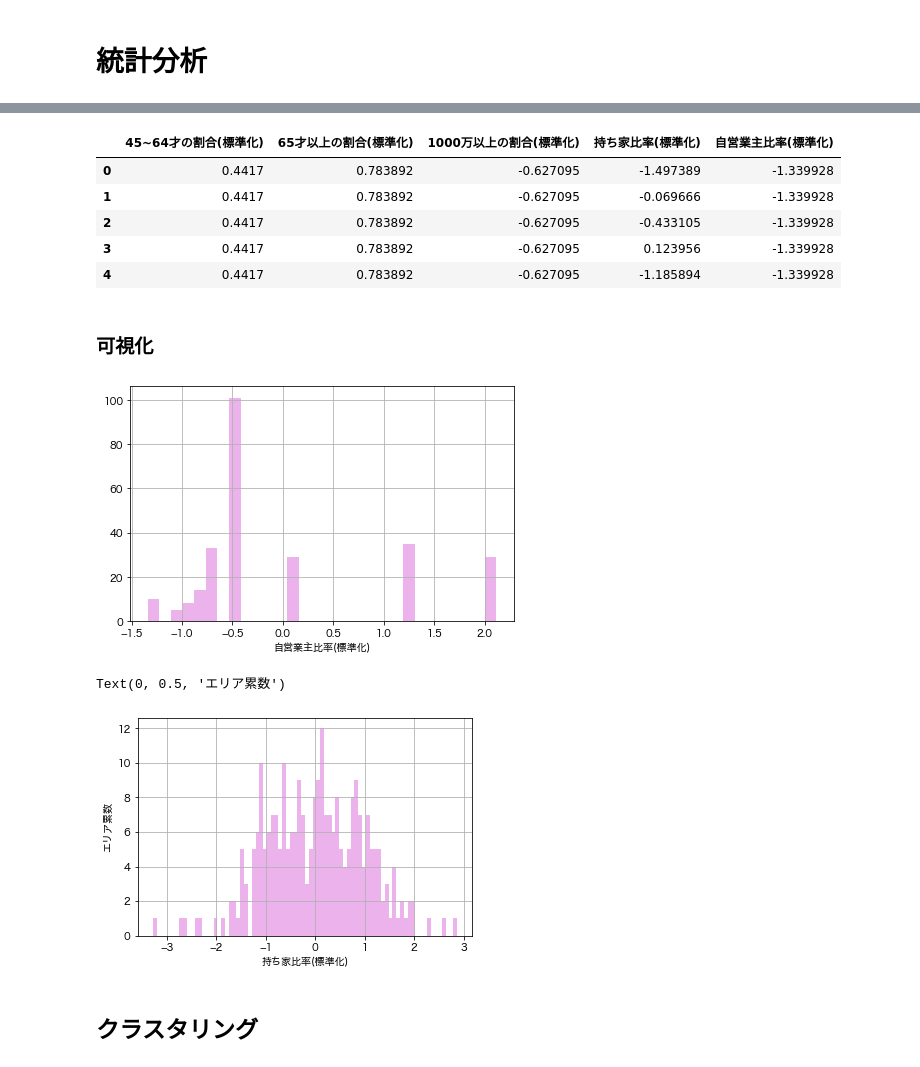
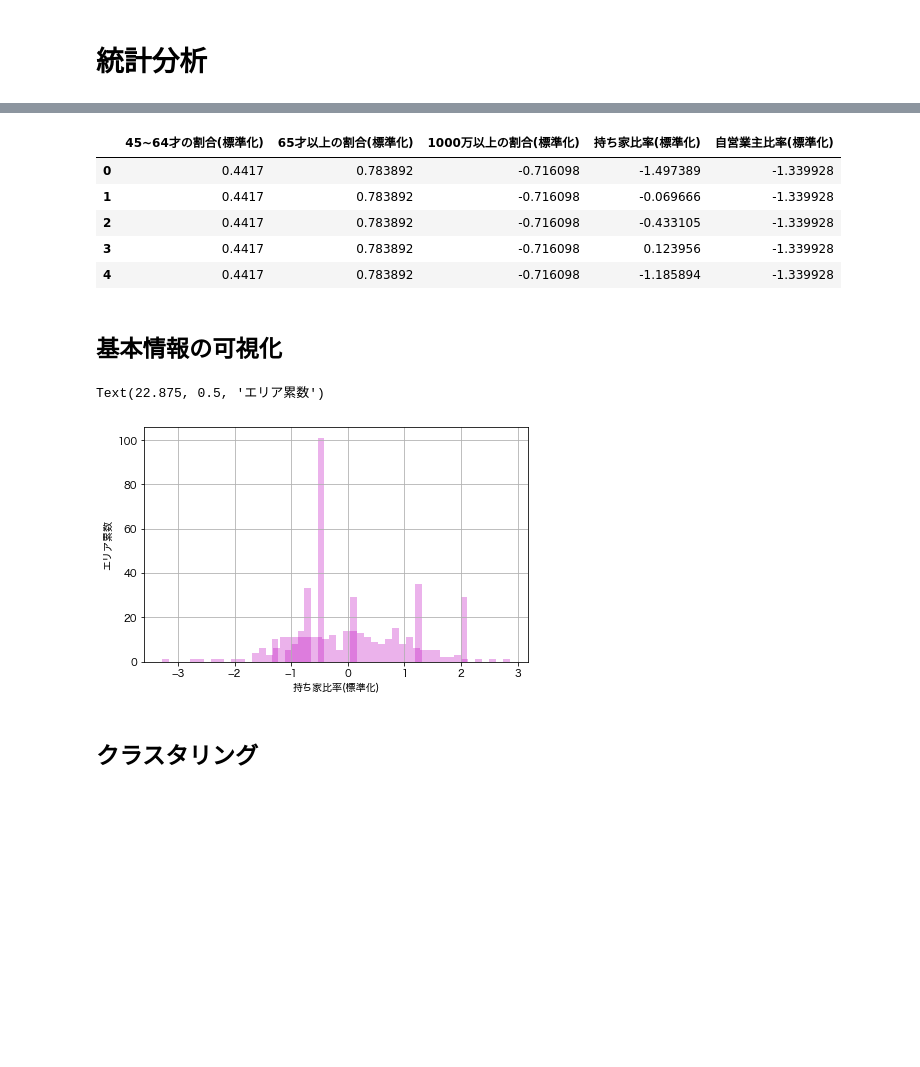
Before and after one commit to idosatoshi0118/python, a Jupyter notebook: 小売系企業インターン/チラシ-高級持ち家への配布エリアプロット.ipynb, the cells around one changed output, grey strips where cells are left out. Drawn from its saved outputs; the diff is of its cells as text; code cells hidden in the pictures; blank space fills up the shorter version.

```diff
--- a/小売系企業インターン/チラシ-高級持ち家への配布エリアプロット.ipynb
+++ b/小売系企業インターン/チラシ-高級持ち家への配布エリアプロット.ipynb
@@ -17,7 +17,8 @@ import mojimoji
 # %% [output]
 Requirement already satisfied: mojimoji in /Users/satoshiido/opt/anaconda3/lib/python3.8/site-packages (0.0.11)
 # %%
-kokuzei0 = pd.read_csv('2015国政調査・小地域集計.csv', low_memory=False)
+URL0= "https://raw.githubusercontent.com/idosatoshi0118/python/main/%E5%B0%8F%E5%A3%B2%E7%B3%BB%E4%BC%81%E6%A5%AD%E3%82%A4%E3%83%B3%E3%82%BF%E3%83%BC%E3%83%B3/2015%E5%9B%BD%E6%94%BF%E8%AA%BF%E6%9F%BB%E3%83%BB%E5%B0%8F%E5%9C%B0%E5%9F%9F%E9%9B%86%E8%A8%88.csv"
+kokuzei0 = pd.read_csv(URL0, low_memory=False)
 kokuzei0 = kokuzei0[kokuzei0["市区町村名"].str.endswith('区')]
 
 # "丁"を削除し数値のみにする
@@ -30,7 +31,11 @@ kokuzei0["字・丁目名"] = new[0]
 # int型をstr型に変換し、全角数字を半角数字にする
 kokuzei0['字・丁目名'] = kokuzei0['字・丁目名'].astype('str')
 kokuzei0['字・丁目名'] = kokuzei0["字・丁目名"].apply(mojimoji.zen_to_han)
+
 # 必要な項目のみ抽出
 on = ["都道府県名","市区町村名","大字・町名","字・丁目名","一般世帯総数（住居の種類・住宅の所有の関係）","住宅に住む一般世帯","主世帯","持ち家",
       "民営の借家","給与住宅","住宅に住む一般世帯.1","主世帯.1","持ち家.1"]
 kokuzei2 = kokuzei0[on]
+
+kokuzei2['大字・町名'] = kokuzei2["大字・町名"].str.replace("鴬谷町","鶯谷町")
+kokuzei2[kokuzei2["大字・町名"] == "鶯谷町"].head()
@@ -59,0 +52,4 @@ TYO_income.head()
+# %%
+URL1 = "https://raw.githubusercontent.com/idosatoshi0118/python/main/%E5%B0%8F%E5%A3%B2%E7%B3%BB%E4%BC%81%E6%A5%AD%E3%82%A4%E3%83%B3%E3%82%BF%E3%83%BC%E3%83%B3/%E6%9D%B1%E4%BA%AC%E9%83%BD%E4%B8%96%E5%B8%AF%E5%8F%8E%E5%85%A52015.csv"
+TYO_income = pd.read_csv(URL1, low_memory=False) #from e-stat
+TYO_income.rename(columns={'市区町村':'市区町村名'}, inplace = True) #ラベル名変更
@@ -88,0 +60,13 @@ See the caveats in the documentation: https://pandas.pydata.org/pandas-docs/stab
+# %%
+URL2 = 'https://raw.githubusercontent.com/idosatoshi0118/python/main/%E5%B0%8F%E5%A3%B2%E7%B3%BB%E4%BC%81%E6%A5%AD%E3%82%A4%E3%83%B3%E3%82%BF%E3%83%BC%E3%83%B3/%E3%82%A8%E3%83%AA%E3%82%A2(%E5%8C%BA)%E3%81%93%E3%82%99%E3%81%A8%E3%81%AE%E8%B2%B7%E5%8F%96%E7%B7%8F%E9%A1%8D%20-%20%E9%AB%98%E7%B4%9A%E6%8C%81%E3%81%A1%E5%AE%B6%E3%82%A8%E3%83%AA%E3%82%A2.csv'
+dff = pd.read_csv(URL2, low_memory=False)
+dff["市区町村名"] = dff["市区町村名"] + "区"
+
+# 必要な要素のみ抽出
+on = ["市区町村名","大字・町名","字・丁目名"]
+rich_nbhd = dff[on]
+
+# 欠損値の補完
+rich_nbhd.fillna({'字・丁目名':0}, inplace=True)
+rich_nbhd["字・丁目名"] = rich_nbhd["字・丁目名"].astype(int)
+rich_nbhd["字・丁目名"] = rich_nbhd["字・丁目名"].astype(str)
@@ -95,11 +94,11 @@ df1 = pd.merge(df0, kokuzei2, on = ["市区町村名", "大字・町名", "字
 ## 必要な情報を追加する
 # %%
 # 55才以上の割合
+df1['45~64才の割合']  = (df1["55〜64"] + df1["45〜54"]) / df1["普通世帯総数"]
 df1['65才以上の割合'] = df1["65歳以上"] / df1["普通世帯総数"]
-df1['45~64才の割合']  = (df1["55〜64"] + df1["45〜54"]) / df1["普通世帯総数"]
 
 # 1000万以上の割合
-df1['1000万以上の割合'] = df1["1000万円以上"] / (df1["300万円未満"]+df1["300〜500"]+df1["500〜700"]+df1["1000万円以上"])
+df1['1000万以上の割合'] = df1["1000万円以上"] / (df1["300万円未満"]+df1["300〜500"]+df1["500〜700"]+df1["700〜1000"]+df1["1000万円以上"])
 
 # 持ち家比率を計算（これが企業と個人で混在している可能性はある）
 df1["主世帯"] = df1["主世帯"].astype(int)
@@ -144,33 +145,32 @@ df2.head()
 # %%
-df3 = df1.iloc[:,[-6,-5,-4,-3,-2]]
+df3 = df1.iloc[:,[-5,-4,-3,-2,-1]]
 df3.head()
 # %% [output]
 |  | 45~64才の割合(標準化) | 65才以上の割合(標準化) | 1000万以上の割合(標準化) | 持ち家比率(標準化) | 自営業主比率(標準化) |
-| 0 | 0.4417 | 0.783892 | -0.627095 | -1.497389 | -1.339928 |
-| 1 | 0.4417 | 0.783892 | -0.627095 | -0.069666 | -1.339928 |
-| 2 | 0.4417 | 0.783892 | -0.627095 | -0.433105 | -1.339928 |
-| 3 | 0.4417 | 0.783892 | -0.627095 | 0.123956 | -1.339928 |
-| 4 | 0.4417 | 0.783892 | -0.627095 | -1.185894 | -1.339928 |
+| 0 | 0.4417 | 0.783892 | -0.716098 | -1.497389 | -1.339928 |
+| 1 | 0.4417 | 0.783892 | -0.716098 | -0.069666 | -1.339928 |
+| 2 | 0.4417 | 0.783892 | -0.716098 | -0.433105 | -1.339928 |
+| 3 | 0.4417 | 0.783892 | -0.716098 | 0.123956 | -1.339928 |
+| 4 | 0.4417 | 0.783892 | -0.716098 | -1.185894 | -1.339928 |
 # %% [markdown]
-### 可視化
+## 基本情報の可視化
 # %%
 import matplotlib as mpl
 import matplotlib.font_manager
 mpl.rcParams['font.family'] = 'Hiragino Sans'
 
 fig = plt.figure()
 df2['自営業主比率(標準化)'].hist(bins=30,alpha=0.3, histtype='stepfilled', color='m', label='A')
 plt.xlabel("自営業主比率(標準化)")
 plt.tight_layout() # グラフ同士が重ならないようにする関数
 plt.show() # グラフの表示
 
-df2['持ち家比率(標準化)'].hist(bins=80,alpha=0.3, histtype='stepfilled', color='m', label='A')
+df2['持ち家比率(標準化)'].hist(bins=50,alpha=0.3, histtype='stepfilled', color='m', label='A')
 plt.xlabel("持ち家比率(標準化)")
 plt.ylabel("エリア累数")
 # %% [output]
+Text(22.875, 0.5, 'エリア累数')
-[figure, old version]
+[figure, new version]
-Text(0, 0.5, 'エリア累数')
-[figure, removed]
 # %% [markdown]
 ## クラスタリング
 # %%
```
Also changed, not shown: parts of 28 cells of this notebook.
